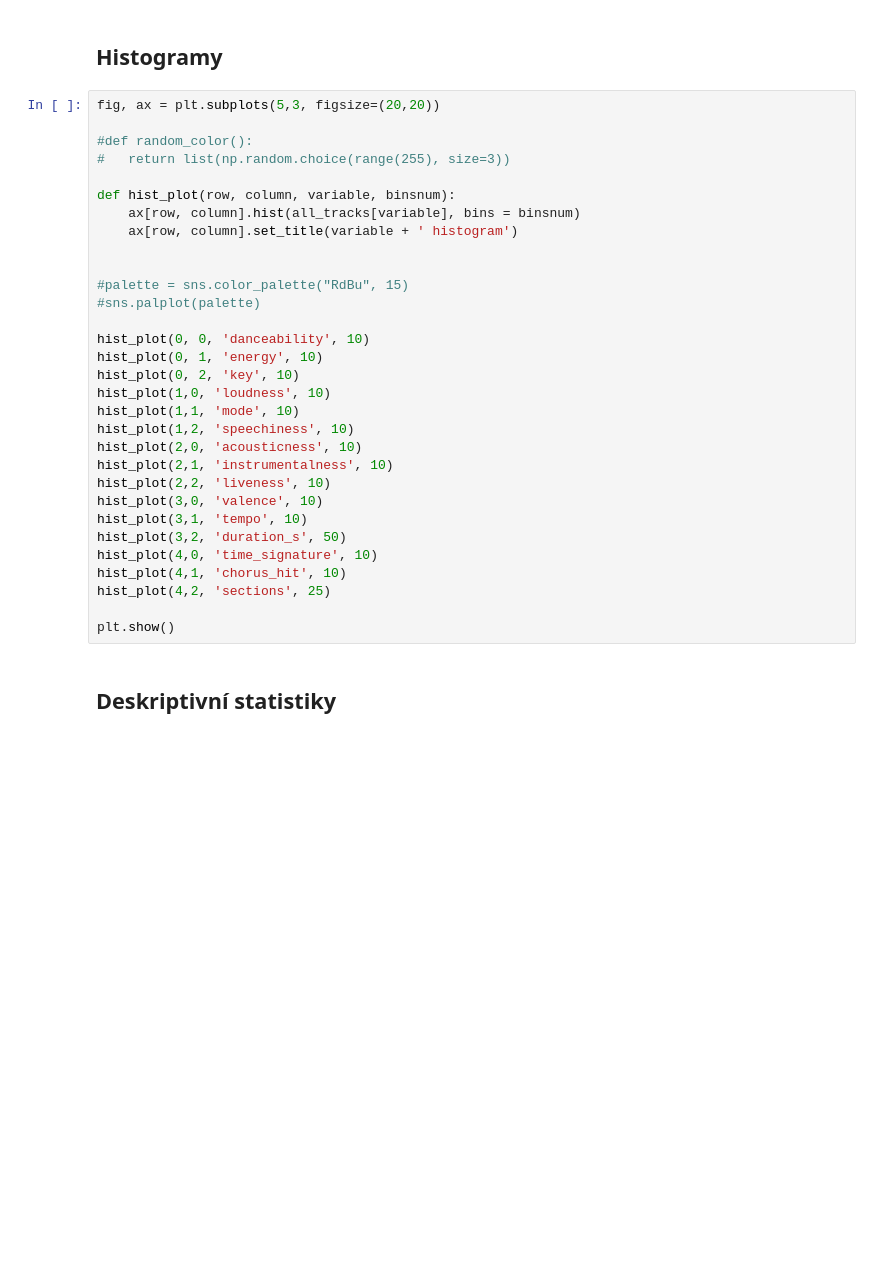
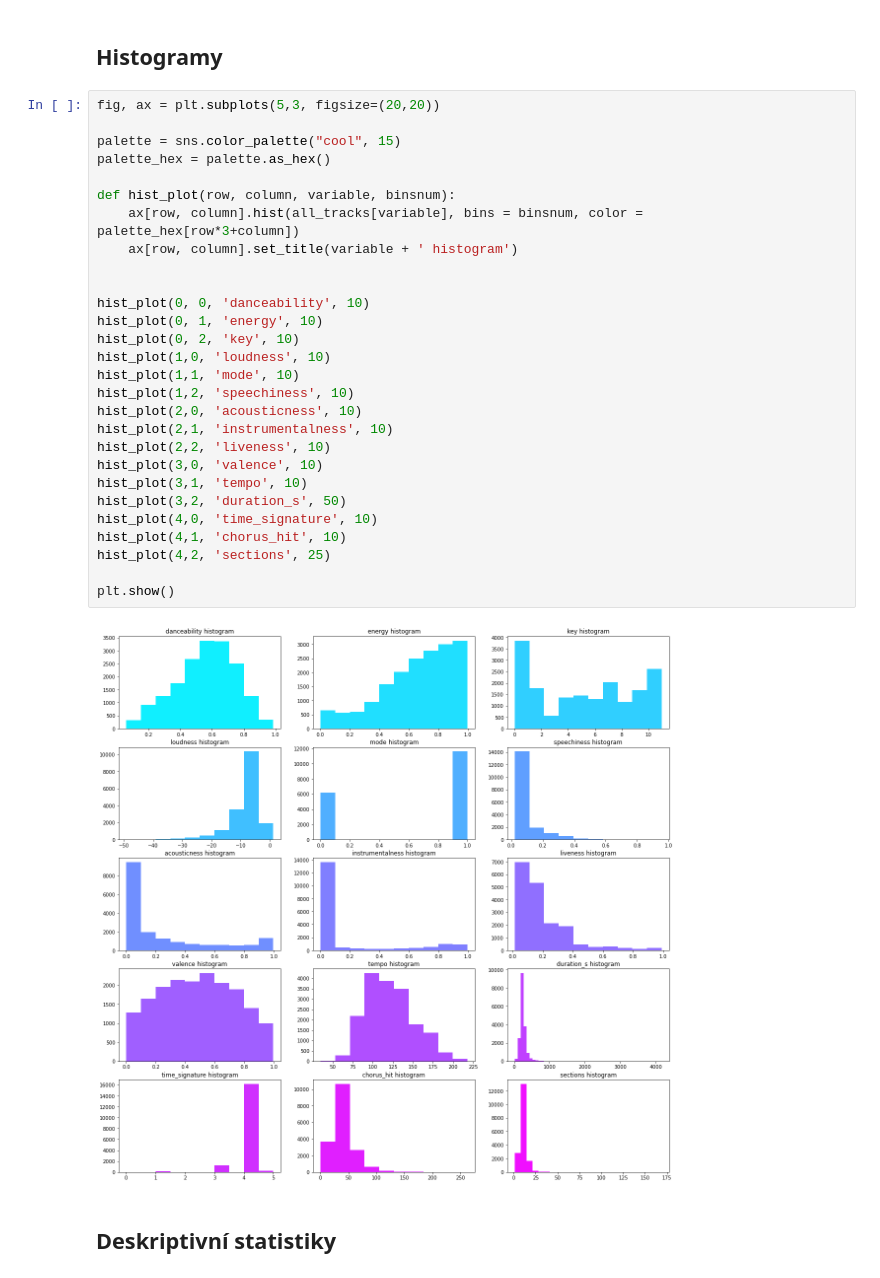
Before and after one commit to psorafa/4IZ565, a Jupyter notebook: spotify hit songs predictor.ipynb, the cells around one changed output. Cells and saved outputs as stored; diff of their text form; blank space fills up the shorter version.

```diff
--- a/spotify hit songs predictor.ipynb
+++ b/spotify hit songs predictor.ipynb
@@ -84,34 +120,33 @@ all_tracks.head(5)
 # %%
 fig, ax = plt.subplots(5,3, figsize=(20,20))
 
-#def random_color():
-#   return list(np.random.choice(range(255), size=3))
+palette = sns.color_palette("cool", 15)
+palette_hex = palette.as_hex()
 
 def hist_plot(row, column, variable, binsnum):
-    ax[row, column].hist(all_tracks[variable], bins = binsnum)
+    ax[row, column].hist(all_tracks[variable], bins = binsnum, color = palette_hex[row*3+column])
     ax[row, column].set_title(variable + ' histogram')
 
-
-#palette = sns.color_palette("RdBu", 15)
-#sns.palplot(palette)
 
 hist_plot(0, 0, 'danceability', 10)
 hist_plot(0, 1, 'energy', 10)
 hist_plot(0, 2, 'key', 10)
 hist_plot(1,0, 'loudness', 10)
 hist_plot(1,1, 'mode', 10)
 hist_plot(1,2, 'speechiness', 10)
 hist_plot(2,0, 'acousticness', 10)
 hist_plot(2,1, 'instrumentalness', 10)
 hist_plot(2,2, 'liveness', 10)
 hist_plot(3,0, 'valence', 10)
 hist_plot(3,1, 'tempo', 10)
 hist_plot(3,2, 'duration_s', 50)
 hist_plot(4,0, 'time_signature', 10)
 hist_plot(4,1, 'chorus_hit', 10)
 hist_plot(4,2, 'sections', 25)
 
 plt.show()
+# %% [output]
+[figure, added]
 # %% [markdown]
 ## Deskriptivní statistiky
 # %%
```
Also changed, not shown: parts of 6 cells of this notebook.
